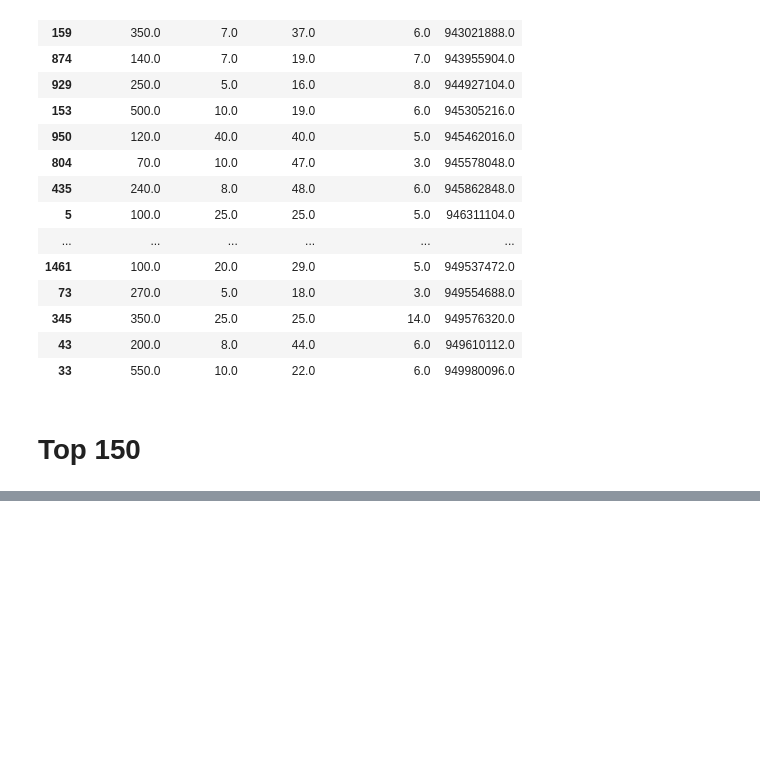
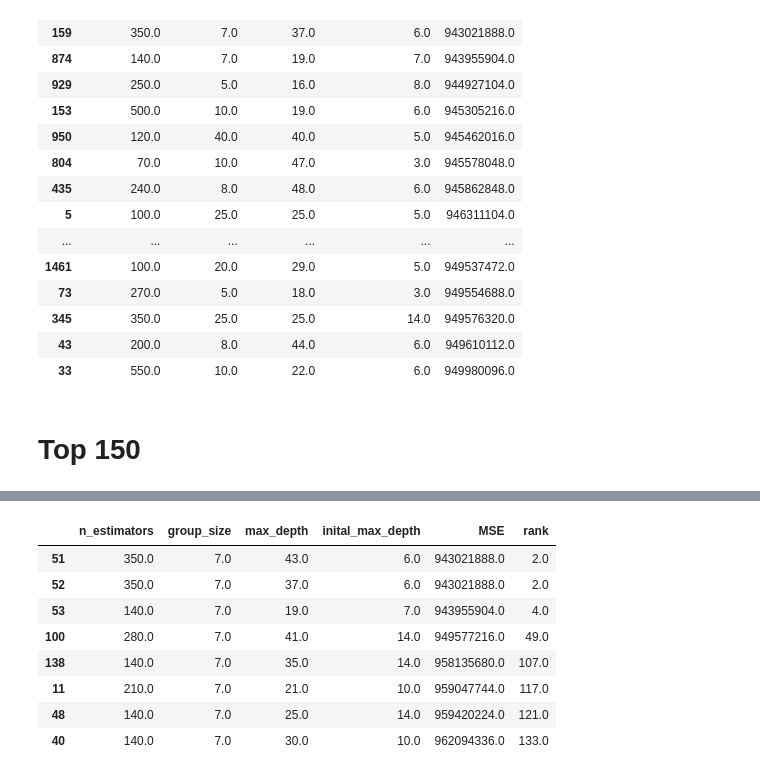
Before and after one commit to fedeegiorgi/proyecto-final, a Jupyter notebook: src/results_analysis/Shared_Knowledge.ipynb, the cells around one changed output, grey strips where cells are left out. Cells and saved outputs as stored; diff of their text form; code cells hidden in the pictures; blank space fills up the shorter version.

```diff
--- a/src/results_analysis/Shared_Knowledge.ipynb
+++ b/src/results_analysis/Shared_Knowledge.ipynb
@@ -226,0 +227,13 @@ sorted_df_carbon_150[:50]
+# %%
+filtered_df_house_150 = sorted_df_house_150[(sorted_df_house_150['group_size'] == 7)]
+filtered_df_house_150
+# %% [output]
+|  | n_estimators | group_size | max_depth | inital_max_depth | MSE | rank |
+| 51 | 350.0 | 7.0 | 43.0 | 6.0 | 943021888.0 | 2.0 |
+| 52 | 350.0 | 7.0 | 37.0 | 6.0 | 943021888.0 | 2.0 |
+| 53 | 140.0 | 7.0 | 19.0 | 7.0 | 943955904.0 | 4.0 |
+| 100 | 280.0 | 7.0 | 41.0 | 14.0 | 949577216.0 | 49.0 |
+| 138 | 140.0 | 7.0 | 35.0 | 14.0 | 958135680.0 | 107.0 |
+| 11 | 210.0 | 7.0 | 21.0 | 10.0 | 959047744.0 | 117.0 |
+| 48 | 140.0 | 7.0 | 25.0 | 14.0 | 959420224.0 | 121.0 |
+| 40 | 140.0 | 7.0 | 30.0 | 10.0 | 962094336.0 | 133.0 |
```
Also changed, not shown: parts of 5 cells of this notebook.
